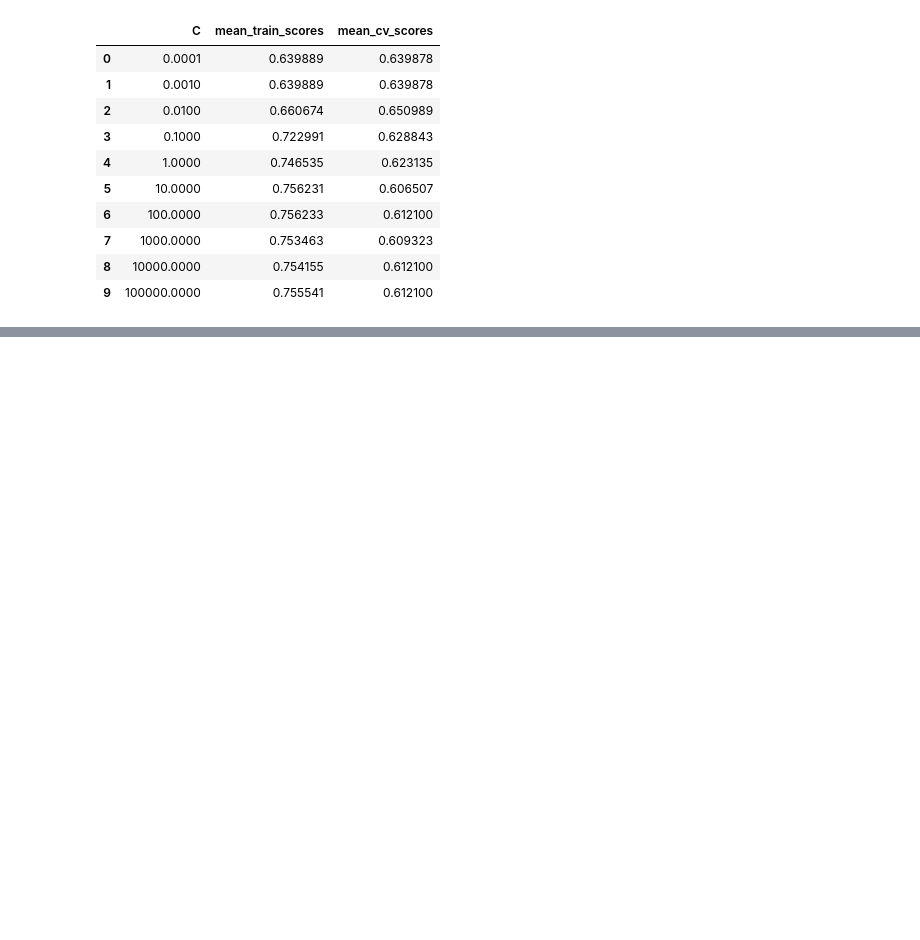
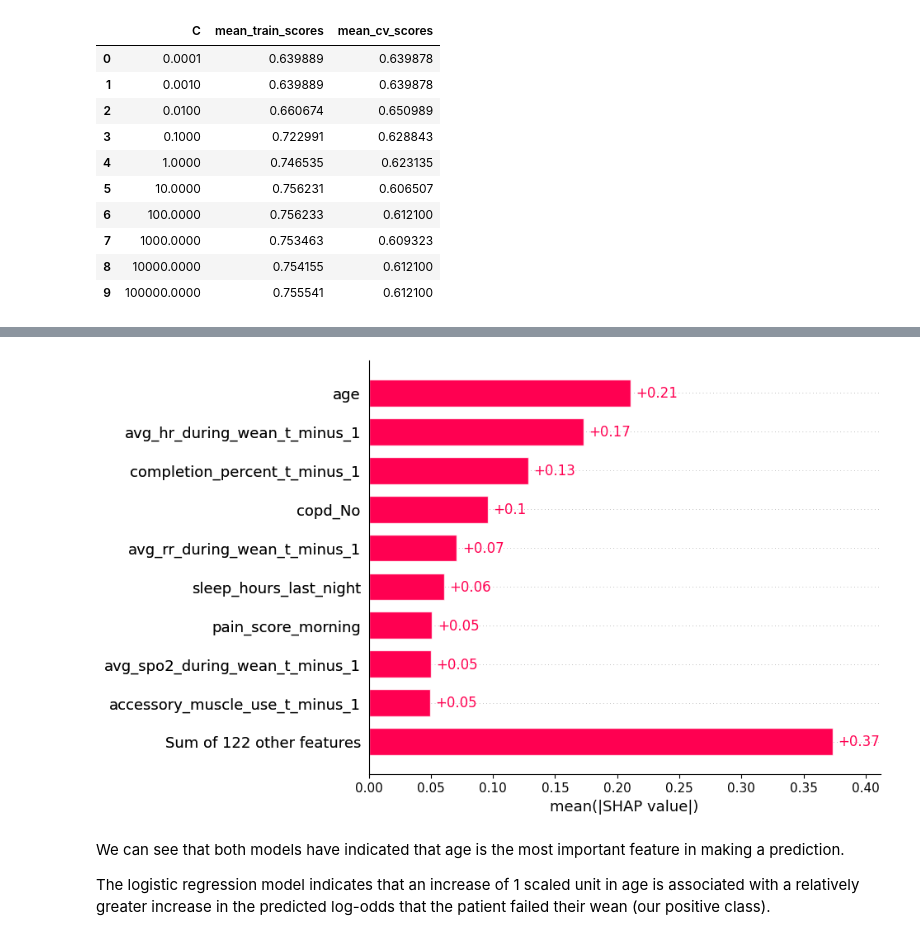
Before and after one commit to ajarodpaulson/mock-predict-weaning-failure, a Jupyter notebook: predict_weaning_failure.ipynb, the cells around one changed output, grey strips where cells are left out. Cells and saved outputs as stored; diff of their text form; code cells hidden in the pictures; blank space fills up the shorter version.

```diff
--- a/predict_weaning_failure.ipynb
+++ b/predict_weaning_failure.ipynb
@@ -565,0 +630,7 @@ rf_hpo_results
+# %%
+best_pipe_xgb = xgb_search.best_estimator_
+
+results_dict["xgb"] = mean_std_cross_val_scores(
+    best_pipe_xgb, X_train, y_train, return_train_score=True
+)
+pd.DataFrame(results_dict)
@@ -568,2 +707,16 @@ rf_hpo_results
 # %%
-# test
+best_pipe_xgb.fit(X_train, y_train)
+
+preprocessor = best_pipe_xgb.named_steps["columntransformer"]
+xgb_model = best_pipe_xgb.named_steps["xgbclassifier"]
+
+X_train_preprocessed = preprocessor.transform(X_train)
+
+explainer = shap.TreeExplainer(xgb_model)
+train_shap_values = explainer(X_train_preprocessed)
+
+train_shap_values.feature_names = feature_names
+
+shap.plots.bar(train_shap_values, max_display=10)
+# %% [output]
+[figure, added]
@@ -573,0 +723,4 @@ rf_hpo_results
+# %% [markdown]
+We can see that both models have indicated that age is the most important feature in making a prediction.
+
+The logistic regression model indicates that an increase of 1 scaled unit in age is associated with a relatively greater increase in the predicted log-odds that the patient failed their wean (our positive class).
```
Also changed, not shown: parts of 16 cells of this notebook.
